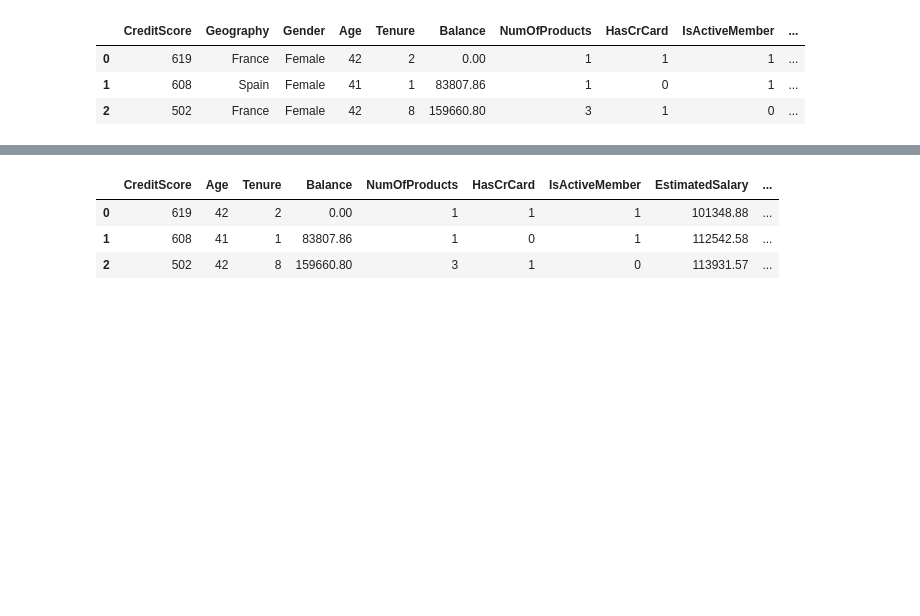
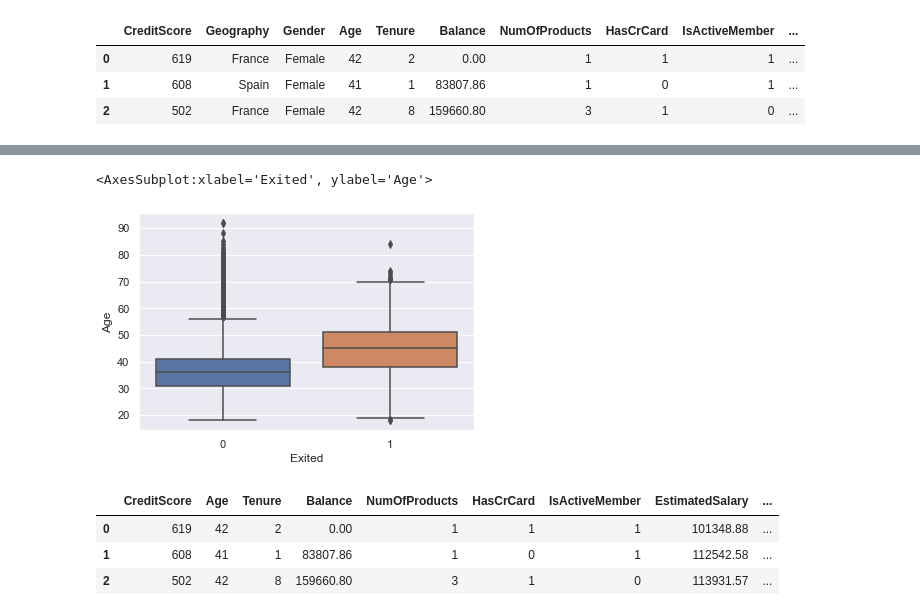
Before and after one commit to nubia-mp1211/Projetos, a Jupyter notebook: classification-project-br-NUBIA.ipynb, the cells around one changed output, grey strips where cells are left out. Drawn from its saved outputs; the diff is of its cells as text; code cells hidden in the pictures; blank space fills up the shorter version.

```diff
--- a/classification-project-br-NUBIA.ipynb
+++ b/classification-project-br-NUBIA.ipynb
@@ -225,3 +302,8 @@ dataset.head(3)
+# %%
+sns.boxplot(data=df, x="Exited", y="Age")
+# %% [output]
+<AxesSubplot:xlabel='Exited', ylabel='Age'>
+[figure, added]
 # %%
 # seu código:
 
```
Also changed, not shown: parts of 14 cells of this notebook.
